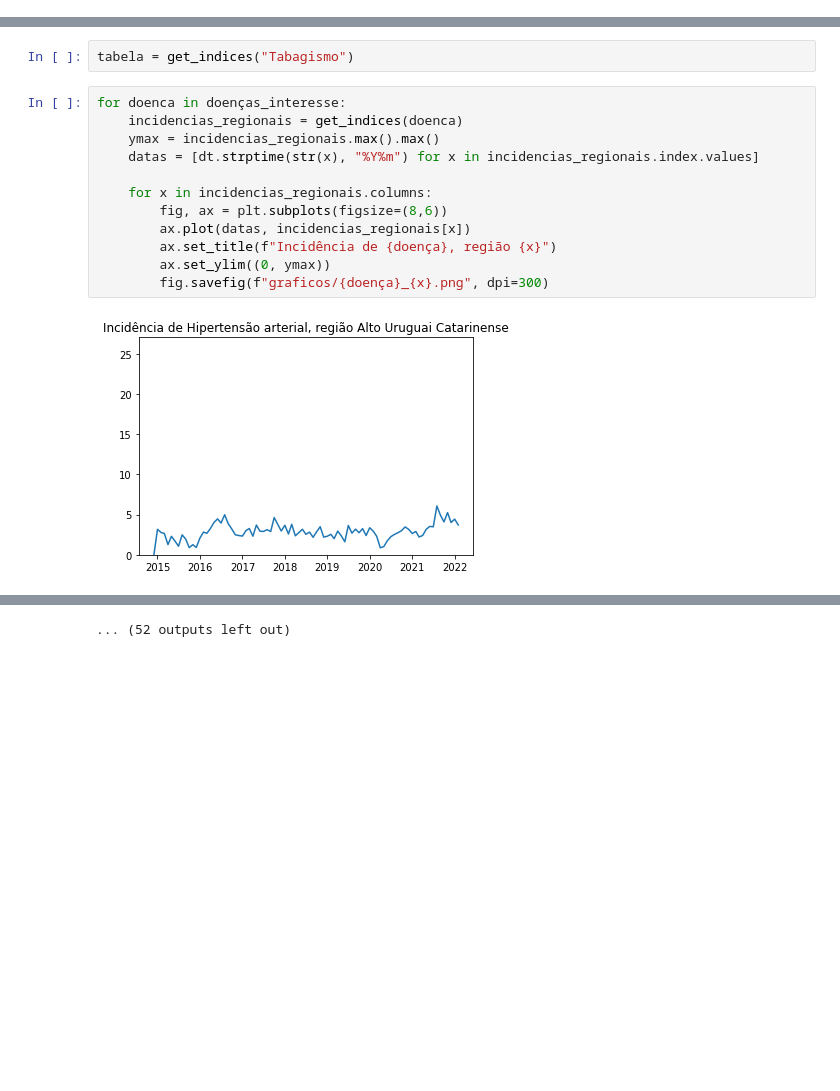
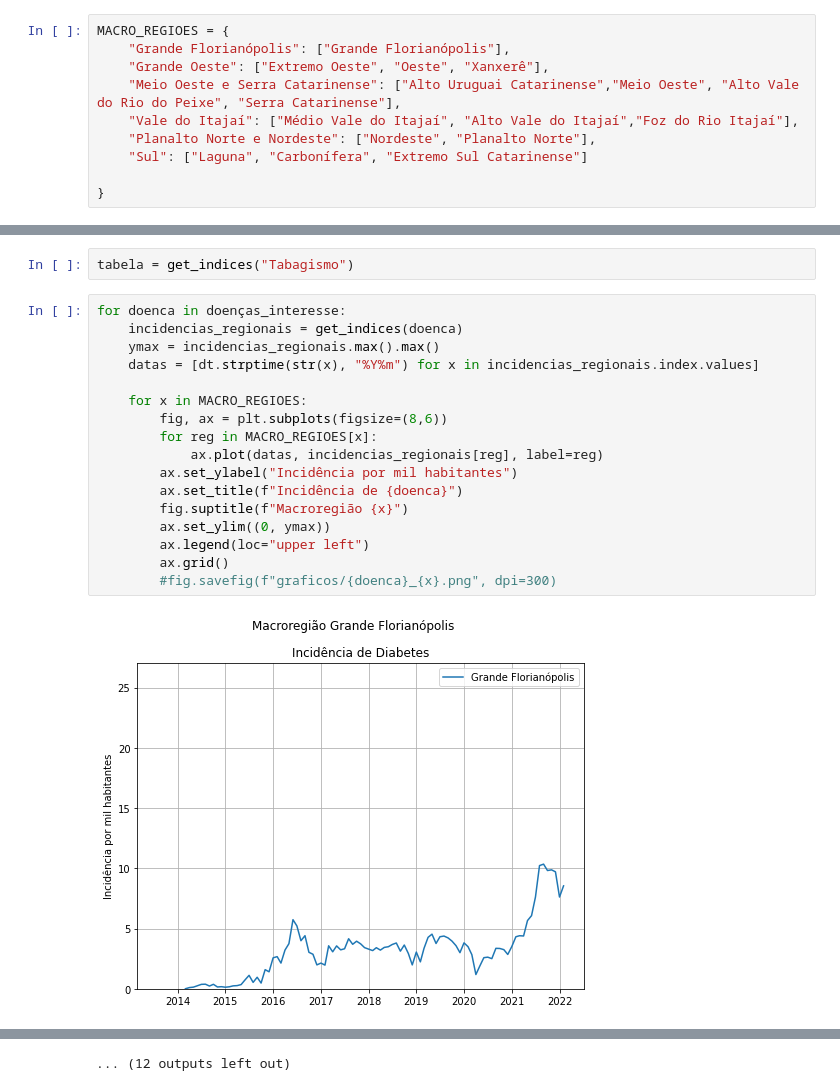
Before and after one commit to LFBossa/MapaSaudeSC, a Jupyter notebook: process-data/Monica.ipynb, the cells around one changed output, grey strips where cells are left out. Saved outputs shown, nothing was run; the diff lists cells and outputs as text; blank space fills up the shorter version.

Commit message:
Juntando Macroregiões

```diff
--- a/process-data/Monica.ipynb
+++ b/process-data/Monica.ipynb
@@ -117,6 +117,16 @@ Index(['Asma', 'Diabetes', 'DPOC', 'Hipertensão arterial', 'Obesidade',
       dtype='object')
 # %%
 doenças_interesse = [ 'Diabetes', 'Hipertensão arterial', 'Obesidade', 'Tabagismo' ]
+# %%
+MACRO_REGIOES = {
+    "Grande Florianópolis": ["Grande Florianópolis"],
+    "Grande Oeste": ["Extremo Oeste", "Oeste", "Xanxerê"],
+    "Meio Oeste e Serra Catarinense": ["Alto Uruguai Catarinense","Meio Oeste", "Alto Vale do Rio do Peixe", "Serra Catarinense"],
+    "Vale do Itajaí": ["Médio Vale do Itajaí", "Alto Vale do Itajaí","Foz do Rio Itajaí"],
+    "Planalto Norte e Nordeste": ["Nordeste", "Planalto Norte"],
+    "Sul": ["Laguna", "Carbonífera", "Extremo Sul Catarinense"]
+
+}
 # %%
 referencias = doenças.referencia.unique()
 referencias.sort()
@@ -156,14 +166,19 @@ tabela = get_indices("Tabagismo")
 # %%
 for doenca in doenças_interesse:
     incidencias_regionais = get_indices(doenca)
     ymax = incidencias_regionais.max().max()
     datas = [dt.strptime(str(x), "%Y%m") for x in incidencias_regionais.index.values]
 
-    for x in incidencias_regionais.columns:
+    for x in MACRO_REGIOES:
         fig, ax = plt.subplots(figsize=(8,6))
-        ax.plot(datas, incidencias_regionais[x])
-        ax.set_title(f"Incidência de {doença}, região {x}")
+        for reg in MACRO_REGIOES[x]:
+            ax.plot(datas, incidencias_regionais[reg], label=reg)
+        ax.set_ylabel("Incidência por mil habitantes")
+        ax.set_title(f"Incidência de {doenca}")
+        fig.suptitle(f"Macroregião {x}")
         ax.set_ylim((0, ymax))
-        fig.savefig(f"graficos/{doença}_{x}.png", dpi=300)
+        ax.legend(loc="upper left")
+        ax.grid()
+        #fig.savefig(f"graficos/{doenca}_{x}.png", dpi=300)
 # %% [output]
-[figure, old version]
+[figure, new version]
@@ -181 +196 @@ for doenca in doenças_interesse:
-... (52 outputs left out)
+... (12 outputs left out)
```
Also changed, not shown: parts of 1 cell of this notebook.
